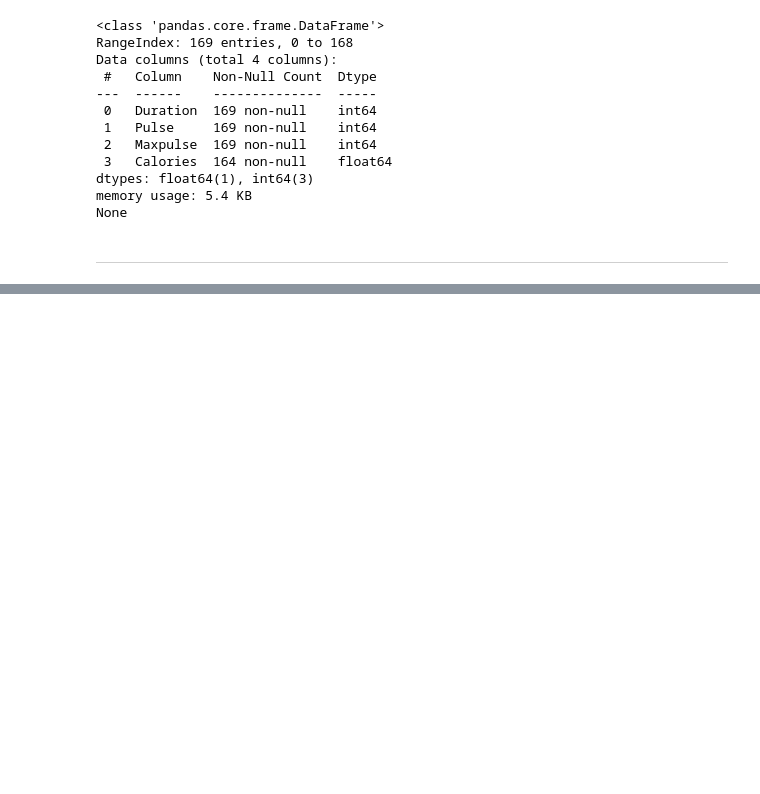
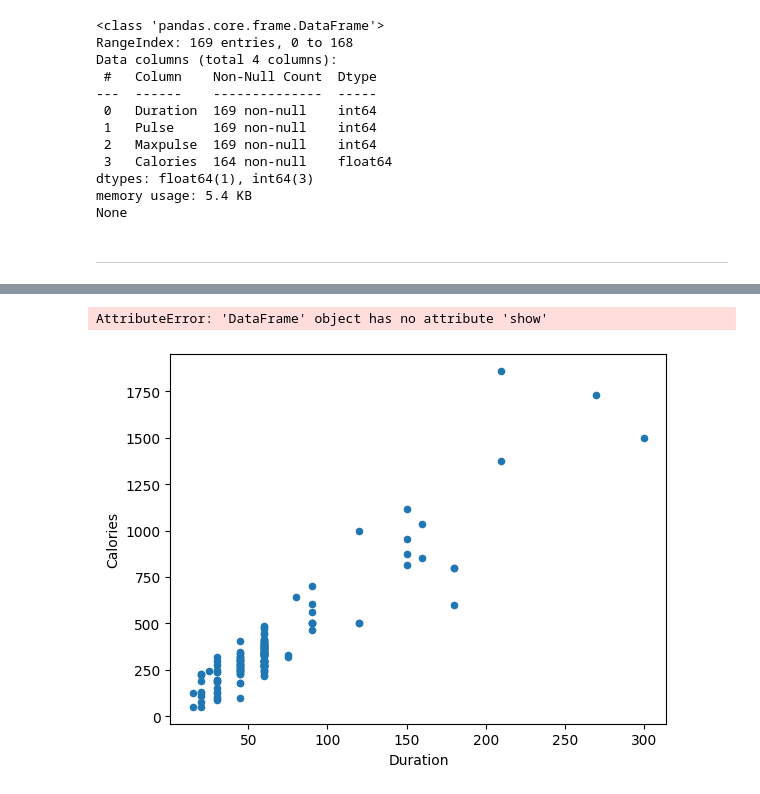
Before and after one commit to Nagendar23/Python-Libraries, a Jupyter notebook: Pandas.ipynb, the cells around one changed output, grey strips where cells are left out. Saved outputs shown, nothing was run; the diff lists cells and outputs as text; code cells hidden in the pictures; blank space fills up the shorter version.

```diff
--- a/Pandas.ipynb
+++ b/Pandas.ipynb
@@ -413,0 +941,8 @@ ________________________________________________________________________________
+# %%
+import pandas as pd
+df=pd.read_csv('data3.csv')
+df.plot(kind='scatter', x='Duration', y='Calories')
+df.show()        # higer the duration higher the calories lost
+# %% [output]
+AttributeError: 'DataFrame' object has no attribute 'show'
+[figure, added]
```
Also changed, not shown: parts of 41 cells of this notebook, 3 other files.
